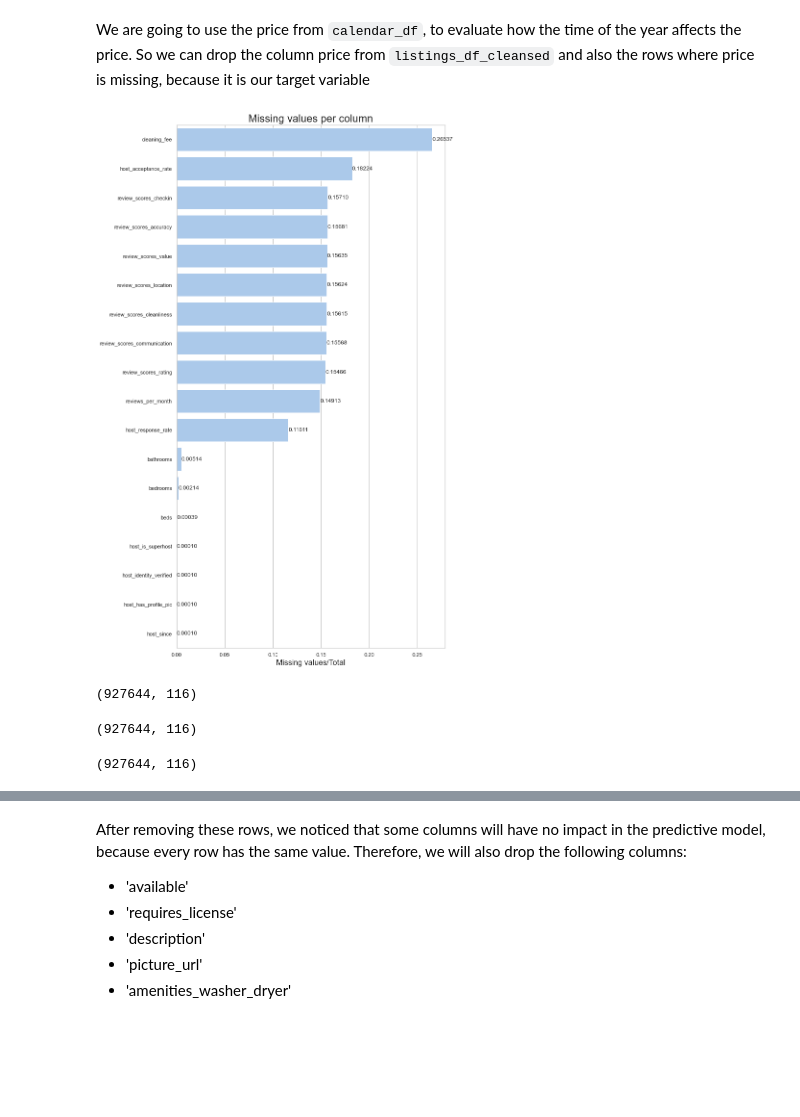
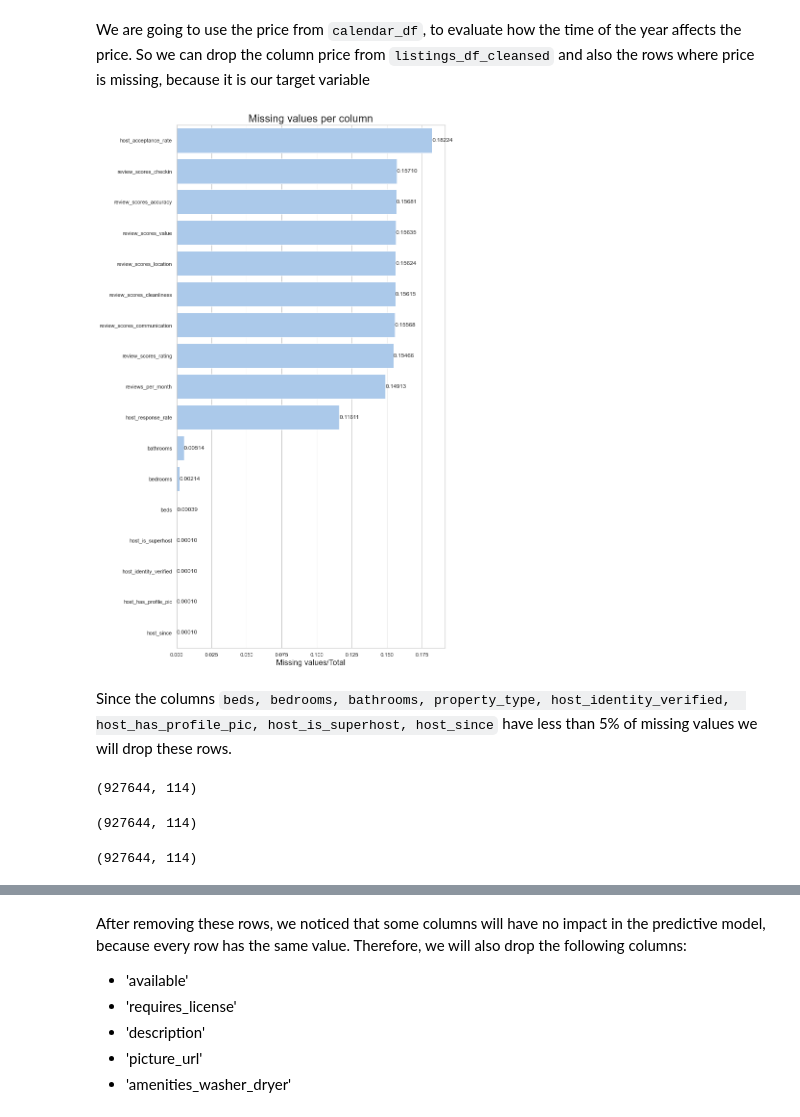
Before and after one commit to marceloestevam/Project1_SeattleAirBnb_data, a Jupyter notebook: 1st_project_nanodegree.ipynb, the cells around one changed output, grey strips where cells are left out. Cells and saved outputs as stored; diff of their text form; code cells hidden in the pictures; blank space fills up the shorter version.

```diff
--- a/1st_project_nanodegree.ipynb
+++ b/1st_project_nanodegree.ipynb
@@ -494,6 +492,8 @@ The column experiences_offered does not have missing values (as it is not presen
 # %%
 def date_columns_to_datetime(data, datetime_columns):
     """
+    Transforms a date column with string values to datetime format.
+
     Inputs: data = pd.DataFrame
             columns = list of columns
 
@@ -505,6 +505,8 @@ def date_columns_to_datetime(data, datetime_columns):
 
 def tf_columns_to_boolean(data, boolean_columns):
     """
+    Transform a column that has 't' and 'f' values to 1 or 0 values.
+
     Inputs: data = pd.DataFrame
             columns = list of columns
 
@@ -516,6 +518,8 @@ def tf_columns_to_boolean(data, boolean_columns):
 
 def description_columns_to_boolan(data, description_columns):
     """
+    Transform a value to 1 if there is a description in the column, or 0 if there isn't
+
     Inputs: data = pd.DataFrame
             columns = list of columns
 
@@ -555,7 +559,7 @@ def clean_string_column(data, columns):
 
 def parse_money_columns(data, columns):
     """
-    Parses a column with money value in string to float
+    Parses a column with string containing money value to float
 
     Inputs: data = pd.DataFrame
             columns = list of columns
@@ -572,20 +595,4 @@ def parse_money_columns(data, columns):
 # %%
-# From Data Understanding, we can remove the columns 'license' and 'square_feet',
-# since both have more than 80% of missing values
-
-# We will drop columns 'monthly_price', 'weekly_price', 'security_deposit' and 'notes'
-# because these have more than 40% of missing values and it might lead to overfitting our machine learning model.
-
-# We also will drop columns with irrelevant information, such as urls.
-# Since we are only analysing data from Seattle, columns such as city, state and country are also irrelevant
-# Using the assumption made above, we are not going to use exact location, instead we are going to use only
-# neighbourhood_cleansed.
-# So we will also drop latitude and longitude columns.
-
-# For now we are not evaluating the actual text written in columns such as listing summary, space, description.
-# We rather can evaluate whether its presence affects in price.
-# Columns such as name, seems to be obligatory in form, and he have no listing missing name. Since we are not doing a NLP
-# analysis of the names, this coluns has no important information for this analysis.
 irrelevant_columns = ['name',
                       'license',
                       'square_feet',
@@ -631,7 +638,9 @@ irrelevant_columns = ['name',
                       'neighbourhood_cleansed',
                       'host_neighbourhood',
                       'first_review',
-                      'last_review'
+                      'last_review',
+                      'extra_people',
+                      'cleaning_fee'
                      ]
 
 listings_df_cleansed = listings_df.drop(columns=irrelevant_columns)
@@ -764,10 +773,9 @@ listings_df_cleansed = result.drop(columns=['amenities'])
 In the `listings_df`, columns with price values are listed as strings. Let transform them in number values.
 # %%
 # Convert price to number and drop the price_x column
-columns_to_parse=['cleaning_fee',
+columns_to_parse=[
                  'host_acceptance_rate',
-                 'host_response_rate',
-                 'extra_people'
+                 'host_response_rate'
                  ]
 listings_df_cleansed = clean_string_column(listings_df_cleansed, columns_to_parse)
 
@@ -797,7 +805,11 @@ df_merged.rename(columns={'price_x':'price'}, inplace=True)
 # Drop rows missing 'price' values
 df_merged.dropna(subset=['price'], inplace = True)
 # %%
-plot_missing_values(df_merged, 'missing_values_per_column_listings_df.png', 10, 20)
+plot_missing_values(df_merged, 'missing_values_per_column_df_merged.png', 10, 20)
 # %% [output]
-[figure, old version]
+[figure, new version]
+# %% [markdown]
+Since the columns `beds, bedrooms, bathrooms, property_type, host_identity_verified,
+host_has_profile_pic, host_is_superhost, host_since`
+have less than 5% of missing values we will drop these rows.
 # %%
@@ -817,15 +825,15 @@ df_merged.dropna(subset=drop_columns, inplace = True)
 # %%
 df_merged.shape
 # %% [output]
-(927644, 116)
+(927644, 114)
 # %%
 df_merged[df_merged['available'] == 1].shape
 # %% [output]
-(927644, 116)
+(927644, 114)
 # %%
 df_merged[df_merged['requires_license'] == 0].shape
 # %% [output]
-(927644, 116)
+(927644, 114)
 # %%
 df_merged[df_merged['description'] == 1].shape
 # %% [output]
```
Also changed, not shown: parts of 12 cells of this notebook, 8 other files.
